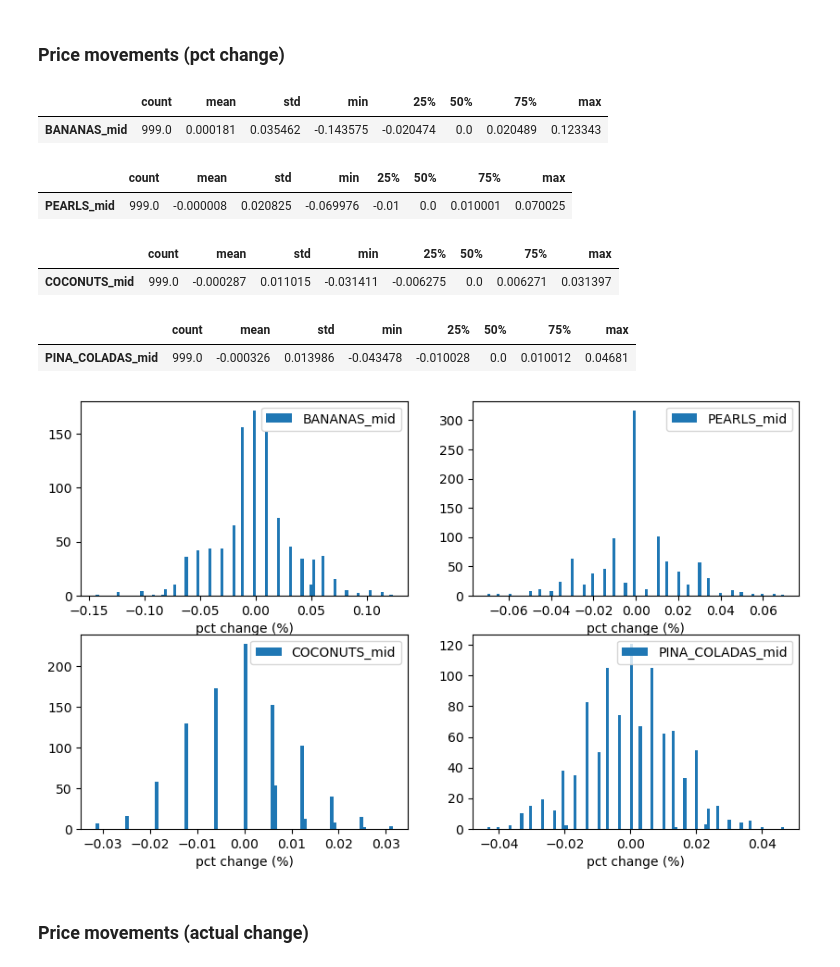
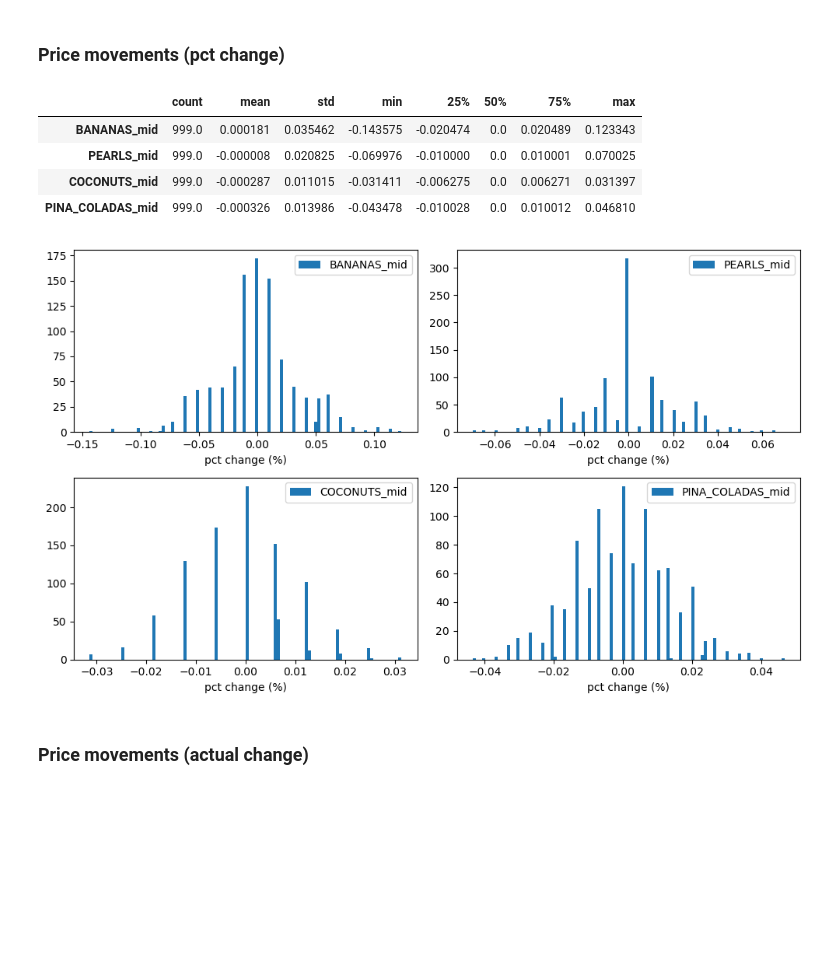
Before and after one commit to rzhan11/IMCTradingComp23, a Jupyter notebook: nbs/exploration-Copy9.ipynb, the cells around one changed output. Drawn from its saved outputs; the diff is of its cells as text; code cells hidden in the pictures; blank space fills up the shorter version.

```diff
--- a/nbs/exploration-Copy9.ipynb
+++ b/nbs/exploration-Copy9.ipynb
@@ -31,7 +31,7 @@ from log_parser import process_file, process_file_jasper
 # %%
 # _fname = "../replays/local.log"
 # _fname = "../replays/day1-log15.log"
-_fname = "../replays/day2-log1.log"
+_fname = "../replays/day2-log6.log"
 _time_step = 100
 _max_time = 100000
 _num_close_turns = 30
@@ -1055,7 +1019,16 @@ my_positions
 ### PNL Graph
 # %%
 # pnl
-for prod in ["total", *_products]:
+
+# calc pnl from coco/pina pair
+my_positions["COCO_PINA_pnl"] = my_positions["COCONUTS_pnl"] + my_positions["PINA_COLADAS_pnl"]
+
+## shown products
+
+products_shown = ["total", "COCO_PINA", "BANANAS", "PEARLS"]
+# products_shown = ["total", *_products]
+
+for prod in products_shown:
     pnl = my_positions[f"{prod}_pnl"].iloc[-1]
     plt.plot(my_positions["time"], my_positions[f"{prod}_pnl"], label=f"{prod}: {pnl}", linewidth=1)
 
@@ -1069,10 +1042,16 @@ Text(0.5, 1.0, 'PNL')
 # %%
 # plot my positions in each product
 
-for sym in _symbols:
+plt.figure(figsize=(10, 5))
+
+for sym_i, sym in enumerate(_symbols):
+    plt.subplot(2, 2, sym_i+1)
     plt.plot(my_positions["time"], my_positions[sym], label=sym)
+    plt.title(sym)
+    plt.legend()
 
-plt.title("My positions")
-plt.legend()
+
+plt.suptitle("My positions")
+plt.tight_layout()
 plt.show()
 # %% [output]
@@ -1082,33 +1061,36 @@ plt.show()
 # %%
 # distribution of price movements (pct change)
 
 plt.figure(figsize=(10, 6))
-plt.tight_layout()
+
+mids = [f"{sym}_mid" for sym in _symbols]
+cols = book_tops[mids]
+diffs = (cols.shift(-1) / cols).dropna()
+diffs = (diffs - 1) * 100
+
+# show diffs stats
+display(diffs.describe().T)
+
 
 for sym_i, sym in enumerate(_symbols):
-    mid = f"{sym}_mid"
+
+    mid = mids[sym_i]
 
     plt.subplot(2, 2, sym_i+1)
 
-    col = book_tops[[mid]]
-    diffs = (col.shift(-1) / col).dropna()
-    diffs = (diffs - 1) * 100
-    plt.hist(diffs, bins=100, label=mid)
+    plt.hist(diffs[mid], bins=100, label=mid)
     plt.xlabel("pct change (%)")
     plt.legend()
-    display(diffs.describe().T)
 
+plt.tight_layout()
 plt.show()
 # %% [output]
 |  | count | mean | std | min | 25% | 50% | 75% | max |
 | BANANAS_mid | 999.0 | 0.000181 | 0.035462 | -0.143575 | -0.020474 | 0.0 | 0.020489 | 0.123343 |
+| PEARLS_mid | 999.0 | -0.000008 | 0.020825 | -0.069976 | -0.010000 | 0.0 | 0.010001 | 0.070025 |
+| COCONUTS_mid | 999.0 | -0.000287 | 0.011015 | -0.031411 | -0.006275 | 0.0 | 0.006271 | 0.031397 |
+| PINA_COLADAS_mid | 999.0 | -0.000326 | 0.013986 | -0.043478 | -0.010028 | 0.0 | 0.010012 | 0.046810 |
-|  | count | mean | std | min | 25% | 50% | 75% | max |
-| PEARLS_mid | 999.0 | -0.000008 | 0.020825 | -0.069976 | -0.01 | 0.0 | 0.010001 | 0.070025 |
-|  | count | mean | std | min | 25% | 50% | 75% | max |
-| COCONUTS_mid | 999.0 | -0.000287 | 0.011015 | -0.031411 | -0.006275 | 0.0 | 0.006271 | 0.031397 |
-|  | count | mean | std | min | 25% | 50% | 75% | max |
-| PINA_COLADAS_mid | 999.0 | -0.000326 | 0.013986 | -0.043478 | -0.010028 | 0.0 | 0.010012 | 0.04681 |
-[figure, old version]
+[figure, new version]
 # %% [markdown]
 ### Price movements (actual change)
 # %%
```
Also changed, not shown: parts of 46 cells of this notebook, 4 other files.
